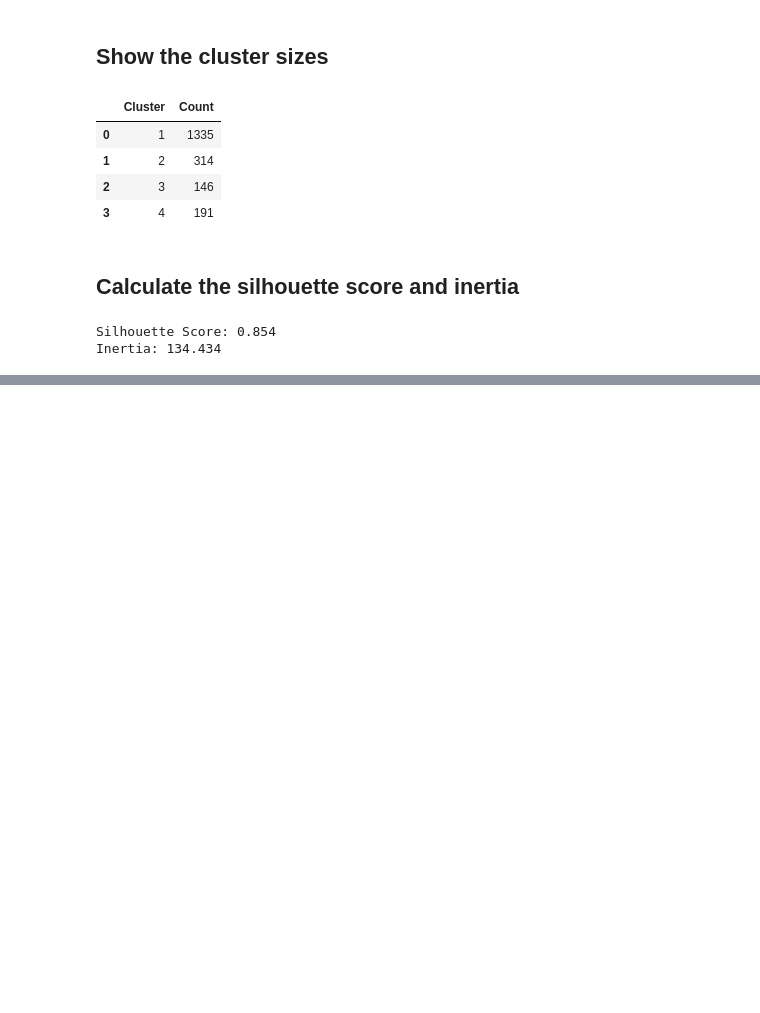
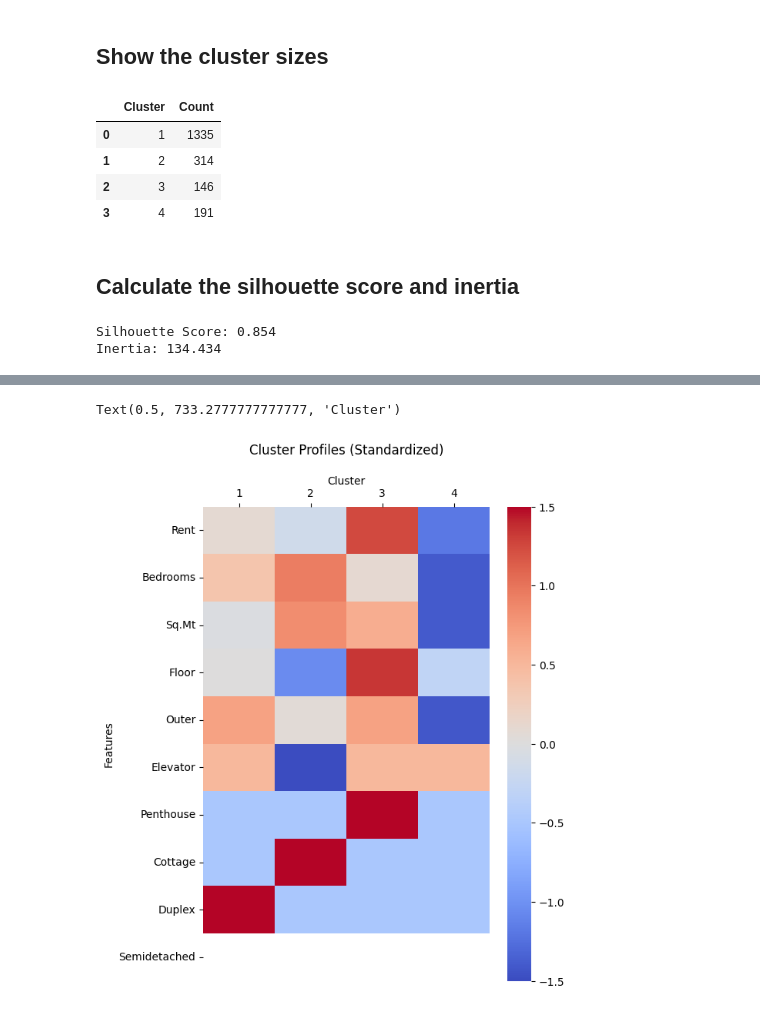
Before and after one commit to luisguareschi/group-project-ml-1, a Jupyter notebook: segmentation-lg-v2.ipynb, the cells around one changed output, grey strips where cells are left out. Saved outputs shown, nothing was run; the diff lists cells and outputs as text; code cells hidden in the pictures; blank space fills up the shorter version.

```diff
--- a/segmentation-lg-v2.ipynb
+++ b/segmentation-lg-v2.ipynb
@@ -396,0 +408,9 @@ for cluster_num in sorted(df_original['Cluster'].unique()):
+# %%
+import pandas as pd
+
+# df_prof will store cluster averages to calculate profile and global metrics
+df_prof = df_original.drop(columns="Id", axis=1).select_dtypes(include=['number'])
+df_prof = df_prof.groupby("Cluster").mean().transpose()
+df_prof["Average"] = df_prof.mean(axis=1)
+df_prof["Std.dev"] = df_prof.std(axis=1)
+df_prof
@@ -396,0 +429,20 @@ for cluster_num in sorted(df_original['Cluster'].unique()):
+# %%
+import seaborn as sns
+
+# Standardize each row (z-score normalization)
+# Only use the cluster columns (exclude Average and Std.dev for the heatmap)
+df_prof_normalized = df_prof.iloc[:, :-2]  # Get only cluster columns
+
+# Calculate z-scores: (value - row_mean) / row_std
+df_prof_normalized = df_prof_normalized.sub(df_prof_normalized.mean(axis=1), axis=0).div(df_prof_normalized.std(axis=1), axis=0)
+
+plt.figure(figsize=(6, 8))
+plt.gca().xaxis.set_label_position('top')
+plt.gca().xaxis.tick_top()
+sns.heatmap(df_prof_normalized, cmap="coolwarm", annot=False, cbar=True, center=0)
+plt.title('Cluster Profiles (Standardized)', pad=20)
+plt.ylabel('Features')
+plt.xlabel('Cluster')
+# %% [output]
+Text(0.5, 733.2777777777777, 'Cluster')
+[figure, added]
```
Also changed, not shown: parts of 14 cells of this notebook.
